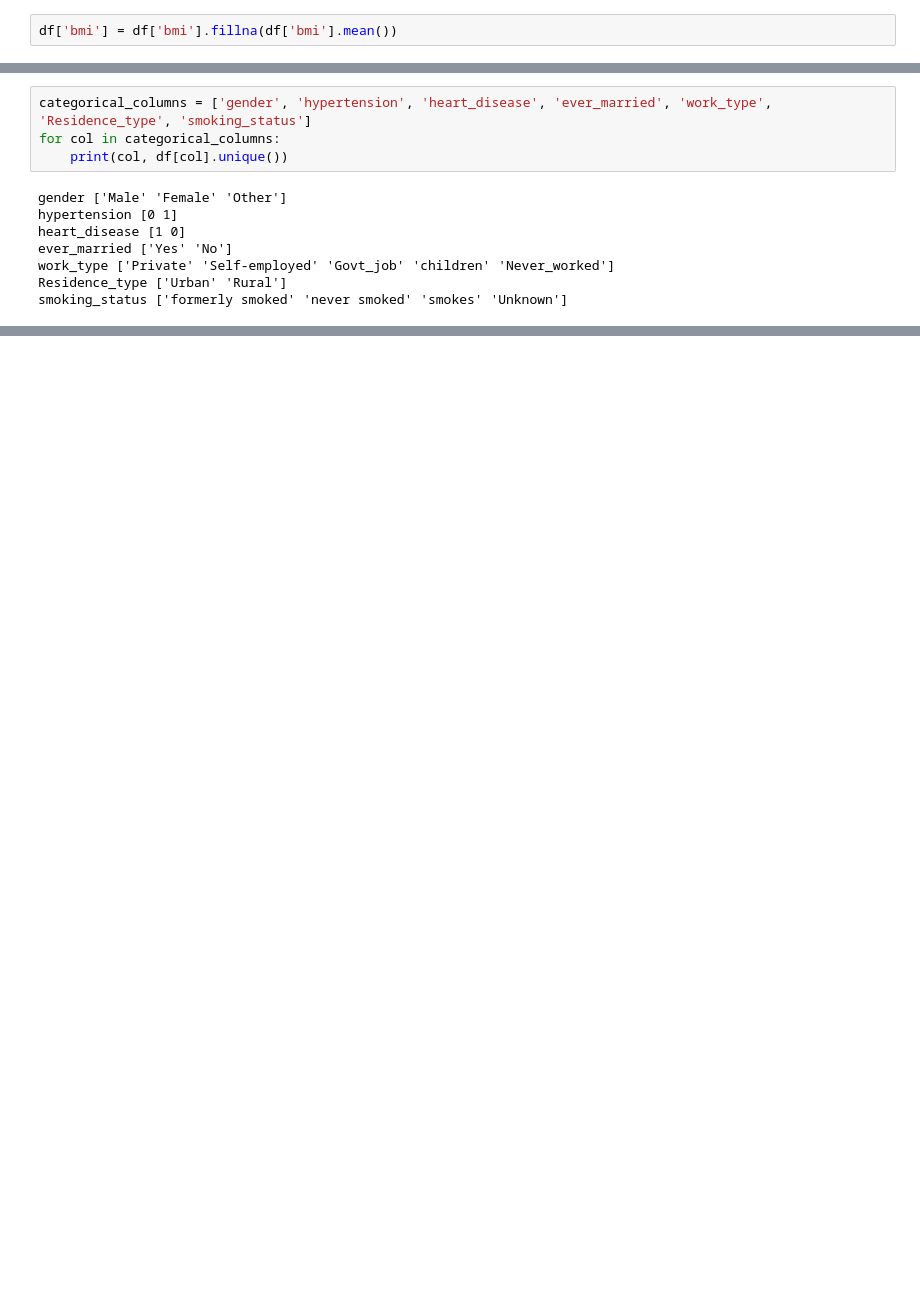
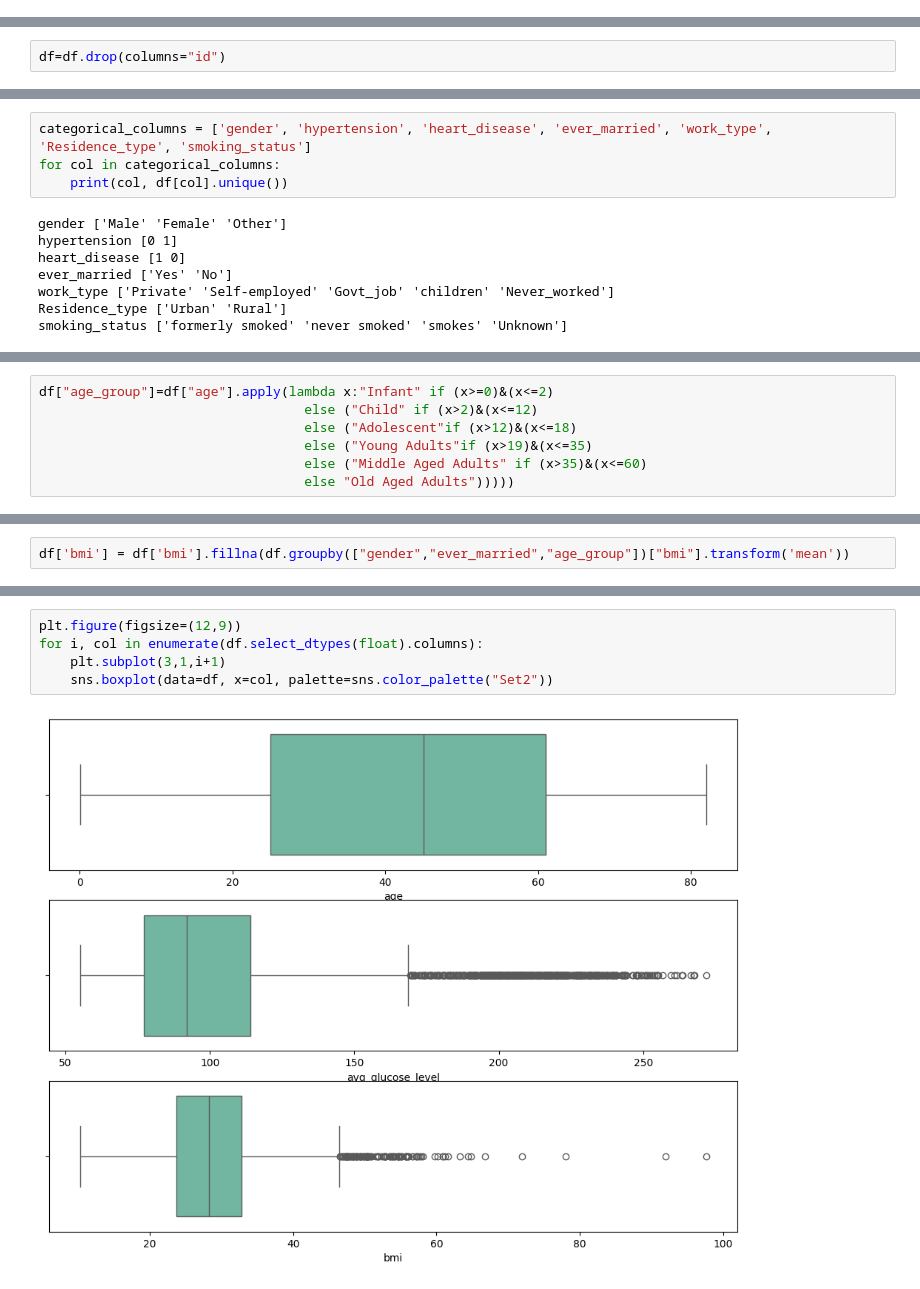
Before and after one commit to JARVIS843/Stroke_Prediction_ML_Project, a Jupyter notebook: ML_project.ipynb, the cells around one changed output, grey strips where cells are left out. Saved outputs shown, nothing was run; the diff lists cells and outputs as text; blank space fills up the shorter version.

```diff
--- a/ML_project.ipynb
+++ b/ML_project.ipynb
@@ -95,3 +71 @@ stroke                 0
 dtype: int64
-# %%
-df['bmi'] = df['bmi'].fillna(df['bmi'].mean())
@@ -106,0 +76,2 @@ Name: count, dtype: int64
+# %%
+df=df.drop(columns="id")
@@ -217,0 +113,7 @@ with open("Models/random_forest_model.pkl", 'wb') as f:
+# %%
+df["age_group"]=df["age"].apply(lambda x:"Infant" if (x>=0)&(x<=2)
+                                  else ("Child" if (x>2)&(x<=12)
+                                  else ("Adolescent"if (x>12)&(x<=18)
+                                  else ("Young Adults"if (x>19)&(x<=35)
+                                  else ("Middle Aged Adults" if (x>35)&(x<=60)
+                                  else "Old Aged Adults")))))
@@ -217,0 +144,2 @@ with open("Models/random_forest_model.pkl", 'wb') as f:
+# %%
+df['bmi'] = df['bmi'].fillna(df.groupby(["gender","ever_married","age_group"])["bmi"].transform('mean'))
@@ -217,0 +176,7 @@ with open("Models/random_forest_model.pkl", 'wb') as f:
+# %%
+plt.figure(figsize=(12,9))
+for i, col in enumerate(df.select_dtypes(float).columns):
+    plt.subplot(3,1,i+1)
+    sns.boxplot(data=df, x=col, palette=sns.color_palette("Set2"))
+# %% [output]
+[figure, added]
```
Also changed, not shown: parts of 90 cells of this notebook.
